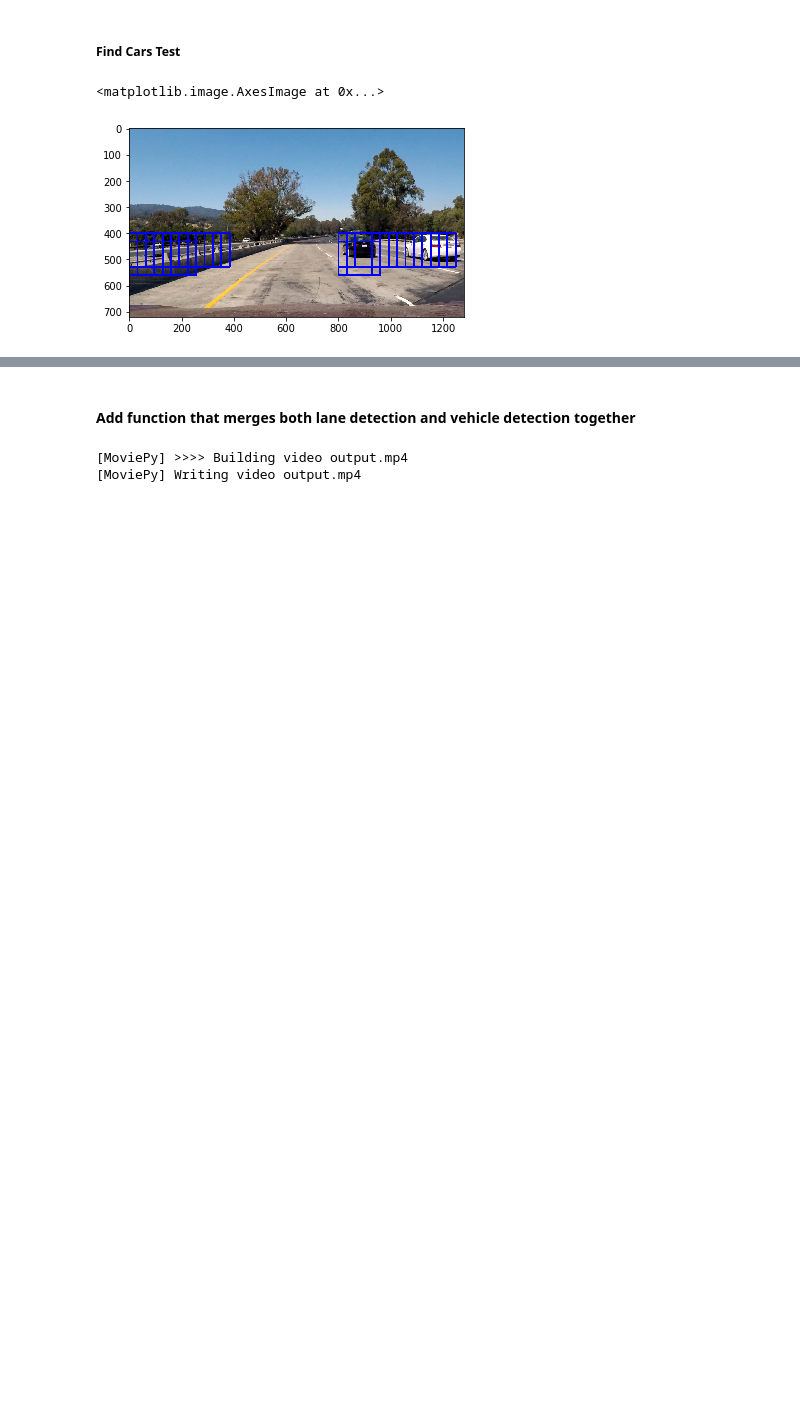
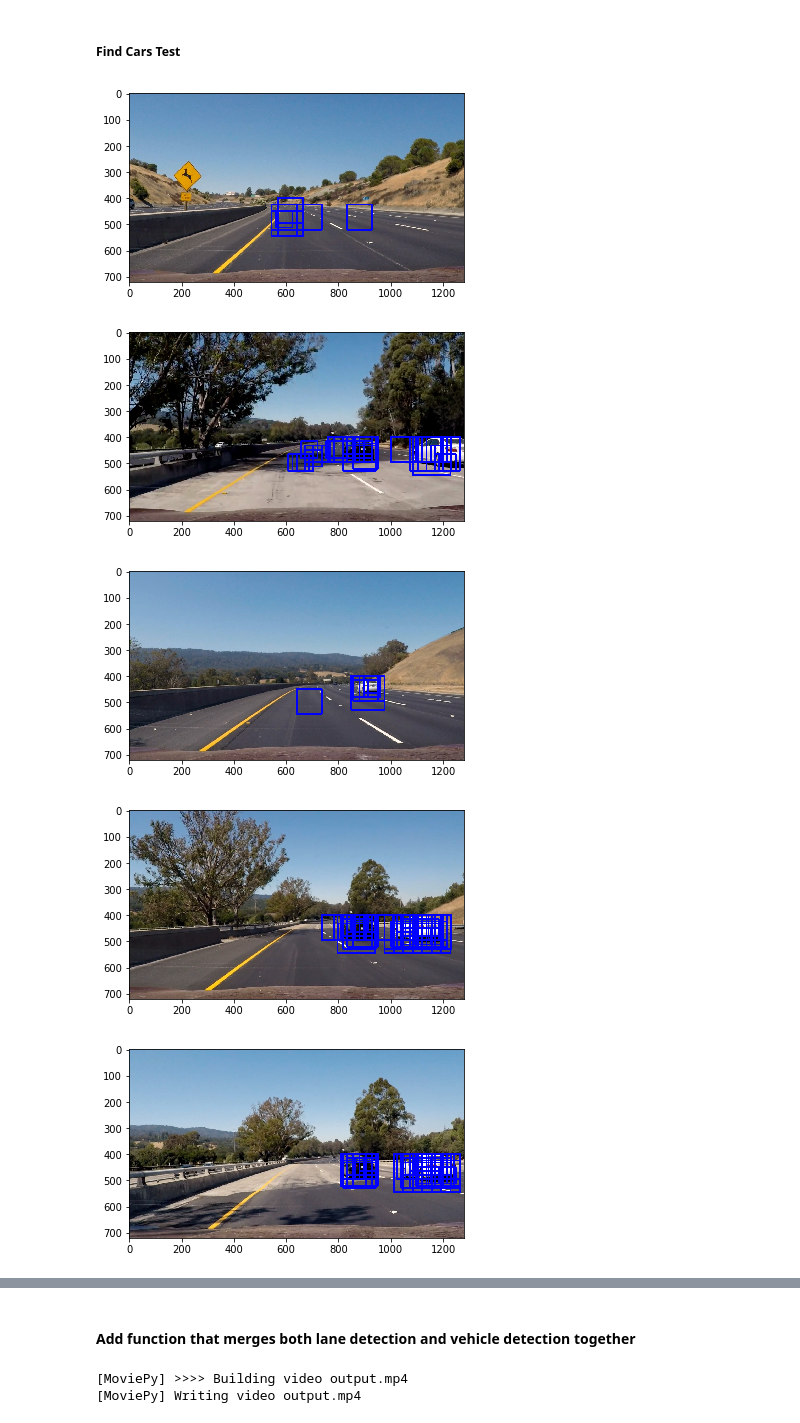
Before and after one commit to rnaidu02/CarND-Vehicle-Detect-Tracking, a Jupyter notebook: Vehicle-Detection-Tracking.ipynb, the cells around one changed output, grey strips where cells are left out. Saved outputs shown, nothing was run; the diff lists cells and outputs as text; code cells hidden in the pictures; blank space fills up the shorter version.

```diff
--- a/Vehicle-Detection-Tracking.ipynb
+++ b/Vehicle-Detection-Tracking.ipynb
@@ -434,11 +431,11 @@ print(notcars[0])
 
 ### TODO: Tweak these parameters and see how the results change.
 color_space = 'RGB' # Can be RGB, HSV, LUV, HLS, YUV, YCrCb
-orient = 8  # HOG orientations
+orient = 9  # HOG orientations
 pix_per_cell = 8 # HOG pixels per cell
 cell_per_block = 2 # HOG cells per block
 hog_channel = 0 # Can be 0, 1, 2, or "ALL"
-spatial_size = (32, 32) # Spatial binning dimensions
+spatial_size = (16, 16) # Spatial binning dimensions
 hist_bins = 32    # Number of histogram bins
 spatial_feat = True # Spatial features on or off
 hist_feat = True # Histogram features on or off
@@ -514,11 +511,20 @@ for image_name in test_images:
     # Uncomment the following line if you extracted training
     # data from .png images (scaled 0 to 1 by mpimg) and the
     # image you are searching is a .jpg (scaled 0 to 255)
-    image = image.astype(np.float32)/255
+    #image = image.astype(np.float32)/255
     y_start_stop = [400, 550] # Min and max in y to search in slide_window()
-    windows = slide_window(image, x_start_stop=[None, None], y_start_stop=y_start_stop,
-                        xy_window=(128, 128), xy_overlap=(0.5, 0.5))
+    windows = slide_window(image, x_start_stop=[400, None], y_start_stop=y_start_stop,
+                        xy_window=(64, 64), xy_overlap=(0.75, 0.75))
+    '''
+    windows += slide_window(image, x_start_stop=[400, None], y_start_stop=y_start_stop,
+                        xy_window=(96, 96), xy_overlap=(0.75, 0.75))
 
+    windows += slide_window(image, x_start_stop=[400, None], y_start_stop=y_start_stop,
+                        xy_window=(128, 128), xy_overlap=(0.75, 0.75))
+
+    windows += slide_window(image, x_start_stop=[400, None], y_start_stop=y_start_stop,
+                        xy_window=(144, 144), xy_overlap=(0.75, 0.75))
+    '''
     hot_windows = search_windows(image, windows, svc, X_scaler, color_space=color_space,
                             spatial_size=spatial_size, hist_bins=hist_bins,
                             orient=orient, pix_per_cell=pix_per_cell,
@@ -545,22 +599,29 @@ xy_verlap seems do not have much impact as per my observations
 # %% [markdown]
 ##### Find Cars Test
 # %%
-##### Testing code for Find Cars
-ystart = 400
-ystop = 656
-scale = 2.0
+
 
 #orient = 9  # HOG orientations
 #pix_per_cell = 8 # HOG pixels per cell
 #cell_per_block = 2 # HOG cells per block
 #hog_channel = 0 # Can be 0, 1, 2, or "ALL"
 #spatial_size = (32, 32) # Spatial binning dimensions
 #hist_bins = 32    # Number of histogram bins
+test_images = glob.glob('./test_images/test*.jpg')
 
-img = mpimg.imread('./test_images/test1.jpg')
-out_img = find_cars(img, ystart, ystop, scale, svc, X_scaler, orient, pix_per_cell, cell_per_block, spatial_size, hist_bins, hog_channel)
+for image_name in test_images:
 
-plt.imshow(out_img)
+    img = mpimg.imread(image_name)
+    #img = img.astype(np.float32)/255
+    res_boxes = combine_search_and_find_car_boxes(img)
+
+    window_img = draw_boxes(img, res_boxes, color=(0, 0, 255), thick=6)
+
+    plt.figure()
+    plt.imshow(window_img)
 # %% [output]
-<matplotlib.image.AxesImage at 0x...>
-[figure, old version]
+[figure, new version]
+[figure, added]
+[figure, added]
+[figure, added]
+[figure, added]
```
Also changed, not shown: parts of 19 cells of this notebook, 7 other files.
